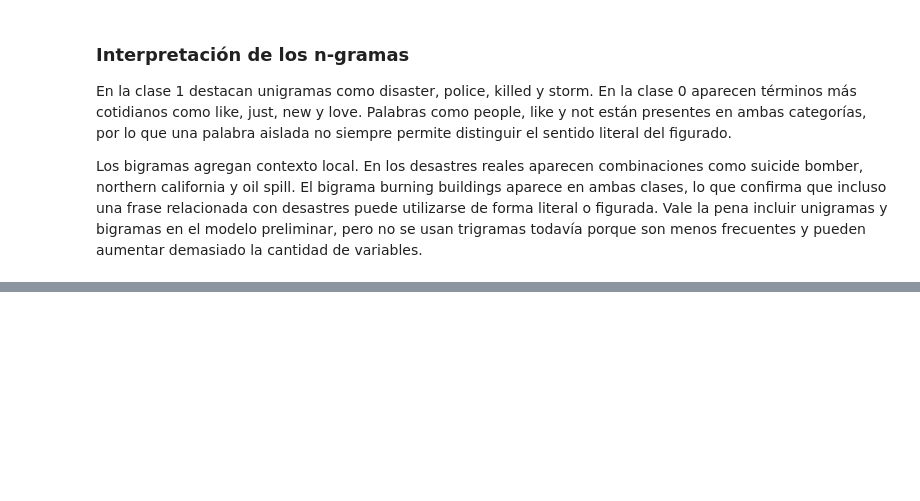
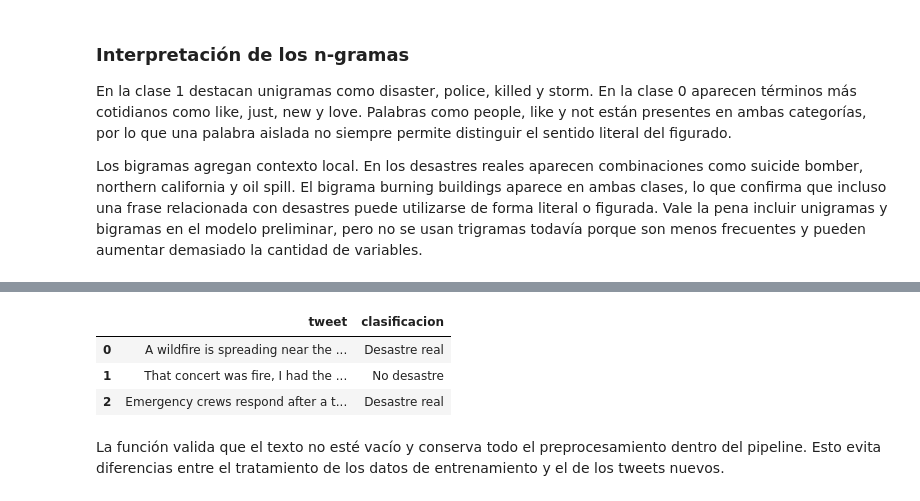
Before and after one commit to Ninaswiftie09/Data_Science, a Jupyter notebook: notebooks/laboratorio_5.ipynb, the cells around one changed output, grey strips where cells are left out. Saved outputs shown, nothing was run; the diff lists cells and outputs as text; code cells hidden in the pictures; blank space fills up the shorter version.

```diff
--- a/notebooks/laboratorio_5.ipynb
+++ b/notebooks/laboratorio_5.ipynb
@@ -471,0 +553,25 @@ La línea base obtiene una exactitud de 0.574 y no detecta ningún desastre real
+# %%
+ETIQUETAS_DESASTRE = {0: "No desastre", 1: "Desastre real"}
+
+def clasificar_tweet(tweet):
+    if not isinstance(tweet, str) or not tweet.strip():
+        raise ValueError("El tweet debe ser una cadena de texto no vacía.")
+    prediccion = int(mejor_modelo.predict([tweet])[0])
+    return ETIQUETAS_DESASTRE[prediccion]
+
+ejemplos_clasificacion = pd.DataFrame({
+    "tweet": [
+        "A wildfire is spreading near the town and residents are being evacuated",
+        "That concert was fire, I had the best night ever",
+        "Emergency crews respond after a train crash downtown",
+    ]
+})
+ejemplos_clasificacion["clasificacion"] = ejemplos_clasificacion["tweet"].map(clasificar_tweet)
+display(ejemplos_clasificacion)
+# %% [output]
+|  | tweet | clasificacion |
+| 0 | A wildfire is spreading near the ... | Desastre real |
+| 1 | That concert was fire, I had the ... | No desastre |
+| 2 | Emergency crews respond after a t... | Desastre real |
+# %% [markdown]
+La función valida que el texto no esté vacío y conserva todo el preprocesamiento dentro del pipeline. Esto evita diferencias entre el tratamiento de los datos de entrenamiento y el de los tweets nuevos.
```
Also changed, not shown: parts of 13 cells of this notebook.
